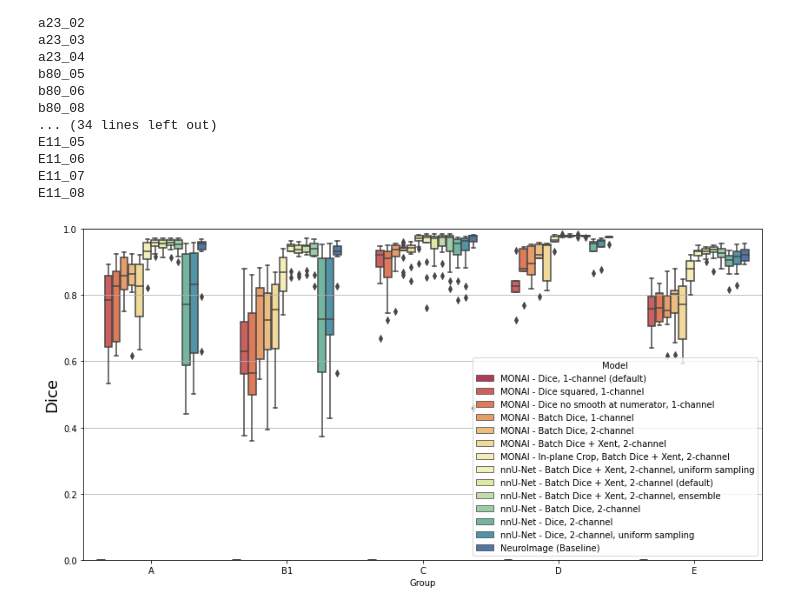
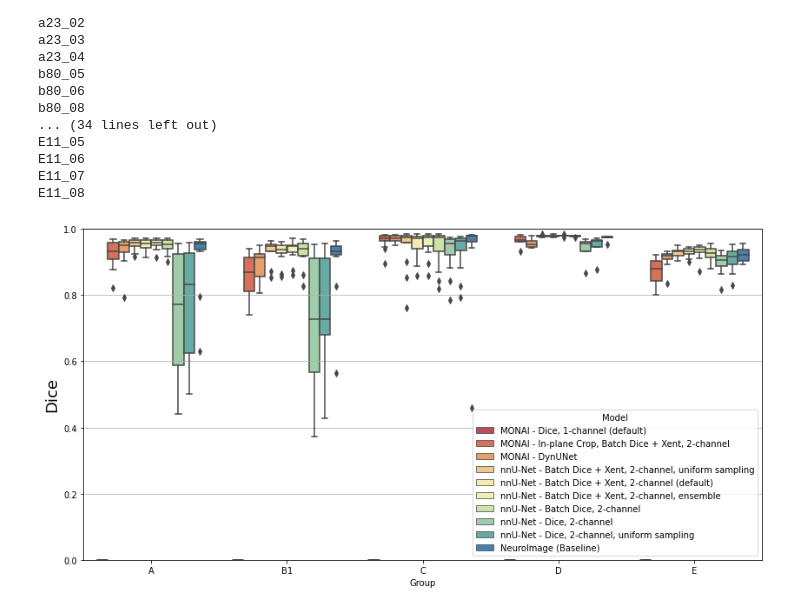
Before and after one commit to gift-surg/FetalBrainSegmentation_MONAI, a Jupyter notebook: notebooks/MONAI_vs_nnUNet_comparison.ipynb, the cells around one changed output. Saved outputs shown, nothing was run; the diff lists cells and outputs as text; code cells hidden in the pictures.

```diff
--- a/notebooks/MONAI_vs_nnUNet_comparison.ipynb
+++ b/notebooks/MONAI_vs_nnUNet_comparison.ipynb
@@ -92,6 +92,9 @@ monai_batch2ch_xent_root = ["/mnt/data/mranzini/Desktop/GIFT-Surg/FBS_Monai/basi
 monai_inplanecrop_root = ["/mnt/data/mranzini/Desktop/GIFT-Surg/FBS_Monai/basic_unet_monai/tests_deterministic_seeds" +
                       "/monai0.2.0_tests/2020-09-22_15-50-00_monai0.2.0-MONAI_unet-Batch_Dice_Xent_two_channel_inplanecrop" +
                        "/inf_on_valid_valid_key_metric=0.9504"]
+monai_dynunet_root = ["/mnt/data/mranzini/Desktop/GIFT-Surg/FBS_Monai/basic_unet_monai/tests_deterministic_seeds" +
+                      "/monai0.3.0_tests/2020-09-30_16-39-21_monai0.3.0-MONAI_dynUNet_inplanespacing" +
+                       "/inf_on_valid_valid_key_metric=0.9444"]
 nnUnet_uniform_root = ["/mnt/data/mranzini/Desktop/GIFT-Surg/FBS_Monai/basic_unet_monai/tests_deterministic_seeds" +
                         "/nnUNet_comparison/nnUNet_UniformSampling_pred_val"]
 nnUnet_root_ens = ["/mnt/data/mranzini/Desktop/GIFT-Surg/FBS_Monai/basic_unet_monai/tests_deterministic_seeds" +
@@ -125,7 +128,7 @@ else:
 
 full_list = {"subj_id": [], "Group": [], "NeuroImage": [], "MONAI": [], "MONAI_nosmooth": [],
              "MONAI_squared_pred": [], "MONAI_batch": [], "MONAI_batch_2ch": [], "MONAI_batch_xent_2ch":[],
-             "MONAI_inplanecrop":[],
+             "MONAI_inplanecrop":[], "MONAI_dynUnet": [],
              "nnUNet": [], "nnUNet_uniform": [], "nnUNet_ensemble": [], "nnUNet_batchonly": [], "nnUNet_trueDice": [],
              "nnUNet_trueDice_uniform": []}
 for scan_list in training_list:
@@ -154,6 +157,7 @@ for scan_list in training_list:
             monai_batch2ch_filename = search_file_in_folder_list(monai_batch2ch_root, monai_basename)
             monai_batch2ch_xent_filename =  search_file_in_folder_list(monai_batch2ch_xent_root, monai_basename)
             monai_inplanecrop_filename =  search_file_in_folder_list(monai_inplanecrop_root, monai_basename)
+            monai_dynunet_filename =  search_file_in_folder_list(monai_dynunet_root, monai_basename)
 
             nnUnet_basename = "Group{}_{}_Image.nii.gz".format(get_group, subject)
             nnUnet_filename = search_file_in_folder_list(nnUnet_root, nnUnet_basename)
@@ -182,6 +186,8 @@ for scan_list in training_list:
                 full_list['MONAI_batch_xent_2ch'].append(read_and_compute_dice(label_filename, monai_batch2ch_xent_filename))
                 # compute Dice between gt and seg - MONAI
                 full_list['MONAI_inplanecrop'].append(read_and_compute_dice(label_filename, monai_inplanecrop_filename))
+                # compute Dice between gt and seg - MONAI
+                full_list['MONAI_dynUnet'].append(read_and_compute_dice(label_filename, monai_dynunet_filename))
                 # compute Dice between gt and seg - nnUNet
                 full_list['nnUNet_uniform'].append(read_and_compute_dice(label_filename, nnUnet_uniform_filename))
                 # compute Dice between gt and seg - nnUNet
@@ -216,27 +222,28 @@ E11_07
 E11_08
 # %%
 pd1 = pd.DataFrame(data={'Group': full_list['Group'], 'Dice': full_list['MONAI'], 'Model': 'MONAI - Dice, 1-channel (default)'})
-pd1 = pd1.append(pd.DataFrame(data={'Group': full_list['Group'], 'Dice': full_list['MONAI_squared_pred'], 'Model': 'MONAI - Dice squared, 1-channel'}))
-pd1 = pd1.append(pd.DataFrame(data={'Group': full_list['Group'], 'Dice': full_list['MONAI_nosmooth'], 'Model': 'MONAI - Dice no smooth at numerator, 1-channel'}))
-pd1 = pd1.append(pd.DataFrame(data={'Group': full_list['Group'], 'Dice': full_list['MONAI_batch'], 'Model': 'MONAI - Batch Dice, 1-channel'}))
-pd1 = pd1.append(pd.DataFrame(data={'Group': full_list['Group'], 'Dice': full_list['MONAI_batch_2ch'], 'Model': 'MONAI - Batch Dice, 2-channel'}))
-pd1 = pd1.append(pd.DataFrame(data={'Group': full_list['Group'], 'Dice': full_list['MONAI_batch_xent_2ch'], 'Model': 'MONAI - Batch Dice + Xent, 2-channel'}))
+# pd1 = pd1.append(pd.DataFrame(data={'Group': full_list['Group'], 'Dice': full_list['MONAI_squared_pred'], 'Model': 'MONAI - Dice squared, 1-channel'}))
+# pd1 = pd1.append(pd.DataFrame(data={'Group': full_list['Group'], 'Dice': full_list['MONAI_nosmooth'], 'Model': 'MONAI - Dice no smooth at numerator, 1-channel'}))
+# pd1 = pd1.append(pd.DataFrame(data={'Group': full_list['Group'], 'Dice': full_list['MONAI_batch'], 'Model': 'MONAI - Batch Dice, 1-channel'}))
+# pd1 = pd1.append(pd.DataFrame(data={'Group': full_list['Group'], 'Dice': full_list['MONAI_batch_2ch'], 'Model': 'MONAI - Batch Dice, 2-channel'}))
+# pd1 = pd1.append(pd.DataFrame(data={'Group': full_list['Group'], 'Dice': full_list['MONAI_batch_xent_2ch'], 'Model': 'MONAI - Batch Dice + Xent, 2-channel'}))
 pd1 = pd1.append(pd.DataFrame(data={'Group': full_list['Group'], 'Dice': full_list['MONAI_inplanecrop'], 'Model': 'MONAI - In-plane Crop, Batch Dice + Xent, 2-channel'}))
+pd1 = pd1.append(pd.DataFrame(data={'Group': full_list['Group'], 'Dice': full_list['MONAI_dynUnet'], 'Model': 'MONAI - DynUNet'}))
 pd1 = pd1.append(pd.DataFrame(data={'Group': full_list['Group'], 'Dice': full_list['nnUNet_uniform'], 'Model': 'nnU-Net - Batch Dice + Xent, 2-channel, uniform sampling'}))
 pd1 = pd1.append(pd.DataFrame(data={'Group': full_list['Group'], 'Dice': full_list['nnUNet'], 'Model': 'nnU-Net - Batch Dice + Xent, 2-channel (default)'}))
 pd1 = pd1.append(pd.DataFrame(data={'Group': full_list['Group'], 'Dice': full_list['nnUNet_ensemble'], 'Model': 'nnU-Net - Batch Dice + Xent, 2-channel, ensemble'}))
 pd1 = pd1.append(pd.DataFrame(data={'Group': full_list['Group'], 'Dice': full_list['nnUNet_batchonly'], 'Model': 'nnU-Net - Batch Dice, 2-channel'}))
 pd1 = pd1.append(pd.DataFrame(data={'Group': full_list['Group'], 'Dice': full_list['nnUNet_trueDice'], 'Model': 'nnU-Net - Dice, 2-channel'}))
 pd1 = pd1.append(pd.DataFrame(data={'Group': full_list['Group'], 'Dice': full_list['nnUNet_trueDice_uniform'], 'Model': 'nnU-Net - Dice, 2-channel, uniform sampling'}))
 pd1 = pd1.append(pd.DataFrame(data={'Group': full_list['Group'], 'Dice': full_list['NeuroImage'], 'Model': 'NeuroImage (Baseline)'}))
 
 fig = plt.figure(figsize=(14, 7))
 b1 = sns.boxplot(x='Group', y='Dice', hue='Model', data=pd1, palette="Spectral")
 b1.set_ylabel('Dice', fontsize=18)
 b1.set_ylim([0, 1])
 plt.grid(b=True,axis='y')
 # %% [output]
-[figure, old version]
+[figure, new version]
 # %%
 label_file = "/mnt/data/mranzini/Desktop/GIFT-Surg/Data/NeuroImage_dataset/GroupA/a04_02_Label.nii.gz"
 prediction_file = monai_squared_root[0] + "/a04_02_Image/" + "a04_02_Image_seg.nii.gz"
```
Also changed, not shown: parts of 2 cells of this notebook, 3 other files.
